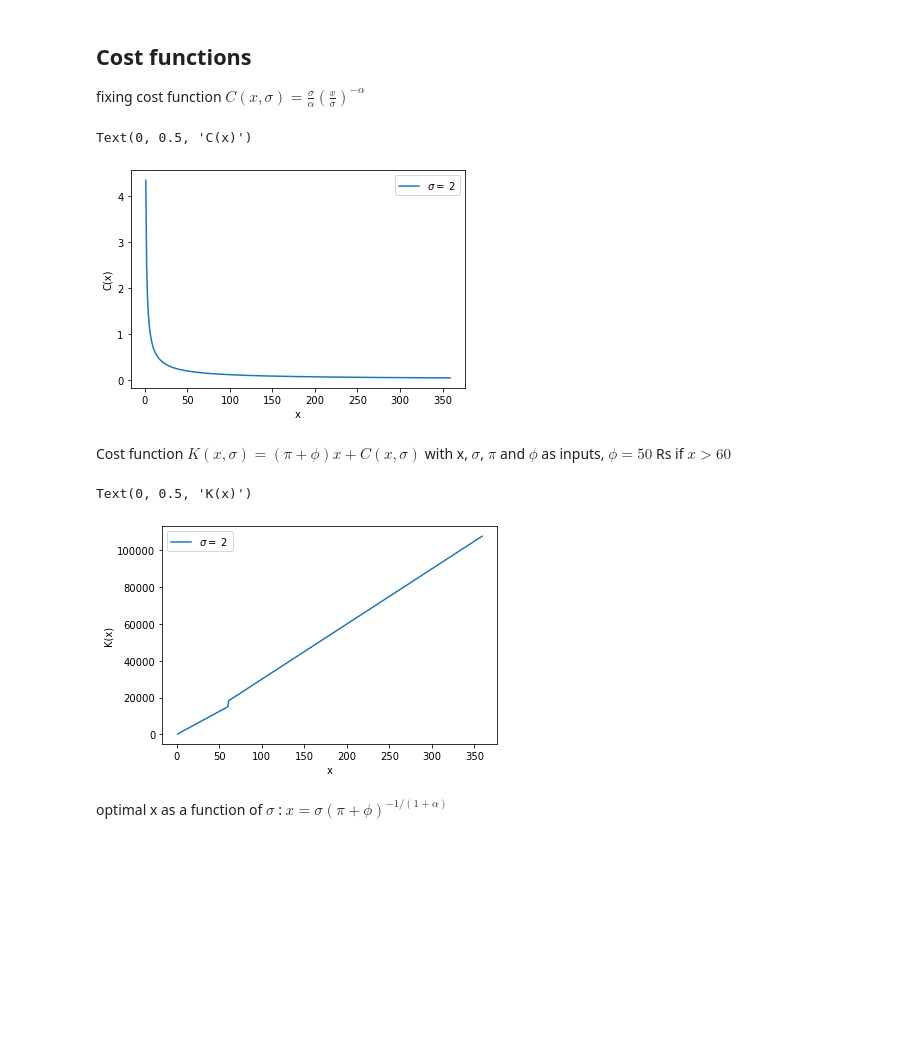
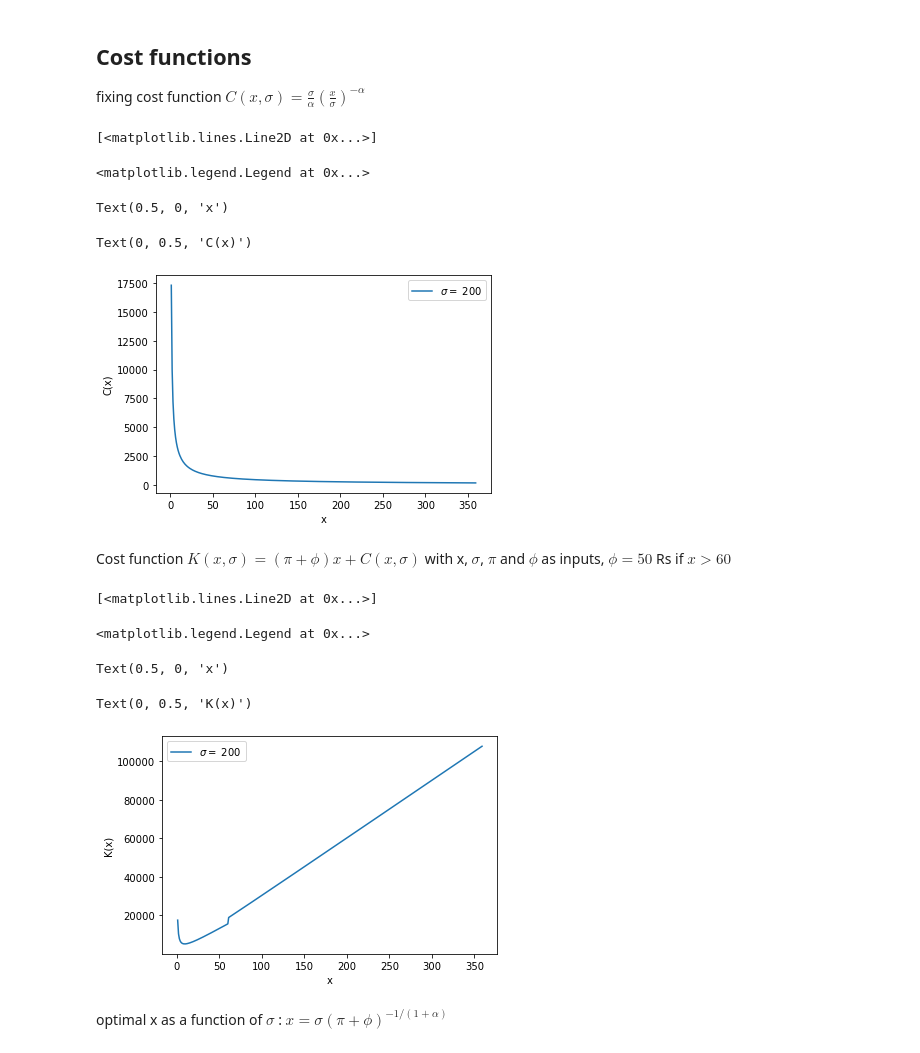
Before and after one commit to paulaleoni/delhi_outages, a Jupyter notebook: sim/simulations.ipynb, the cells around one changed output. Saved outputs shown, nothing was run; the diff lists cells and outputs as text; code cells hidden in the pictures; blank space fills up the shorter version.

```diff
--- a/sim/simulations.ipynb
+++ b/sim/simulations.ipynb
@@ -16,7 +19,7 @@ define $\pi$, $\phi$ and $\alpha$
 # %%
 # number of random sigmas
 np.random.seed(111)
-n = 1000
+n = 10000
 # mean and sd of normal distribution
 m, s = 2,0.5
 sigma = np.random.lognormal(mean=m, sigma=s, size=n) # takes values for normal distribution as inputs
@@ -64,21 +83,24 @@ fixing cost function $C(x,\sigma) = \frac{\sigma}{\alpha} (\frac{x}{\sigma})^{-\
 # %%
 def C(x, sigma, alpha):
     first = sigma / alpha
     second = x / sigma
     power = -alpha
     return  first * (second**power)
 
 
 # plot for fixed sigma
-sigma_fix = 2
+sigma_fix = 200
 x = np.arange(1,360,1)
 plt.plot(x,C(x,sigma_fix, alpha), label = f'$\sigma = $ {sigma_fix}')
 plt.legend()
 plt.xlabel('x')
 plt.ylabel('C(x)')
 # %% [output]
-Text(0, 0.5, 'C(x)')
+[<matplotlib.lines.Line2D at 0x...>]
+<matplotlib.legend.Legend at 0x...>
+Text(0.5, 0, 'x')
+Text(0, 0.5, 'C(x)')
-[figure, old version]
+[figure, new version]
 # %% [markdown]
 Cost function $K(x,\sigma) = (\pi + \phi)x + C(x, \sigma)$ with x, $\sigma$, $\pi$ and $\phi$ as inputs, $\phi = 50$ Rs if $x > 60$
 # %%
@@ -98,8 +120,11 @@ plt.legend()
 plt.xlabel('x')
 plt.ylabel('K(x)')
 # %% [output]
-Text(0, 0.5, 'K(x)')
+[<matplotlib.lines.Line2D at 0x...>]
+<matplotlib.legend.Legend at 0x...>
+Text(0.5, 0, 'x')
+Text(0, 0.5, 'K(x)')
-[figure, old version]
+[figure, new version]
 # %% [markdown]
 optimal x as a function of $\sigma$ : $x = \sigma (\pi + \phi)^{-1/(1+\alpha)}$
 # %%
```
Also changed, not shown: parts of 24 cells of this notebook.
